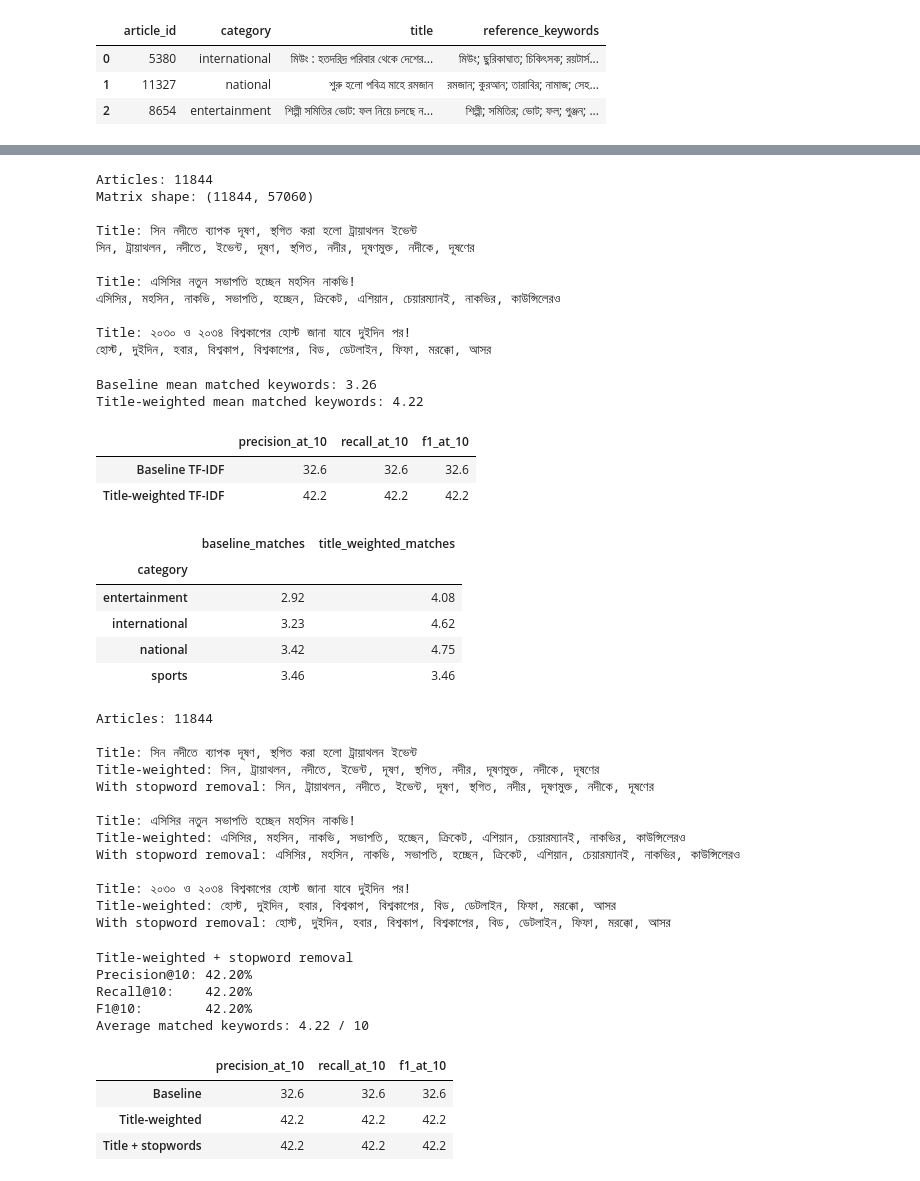
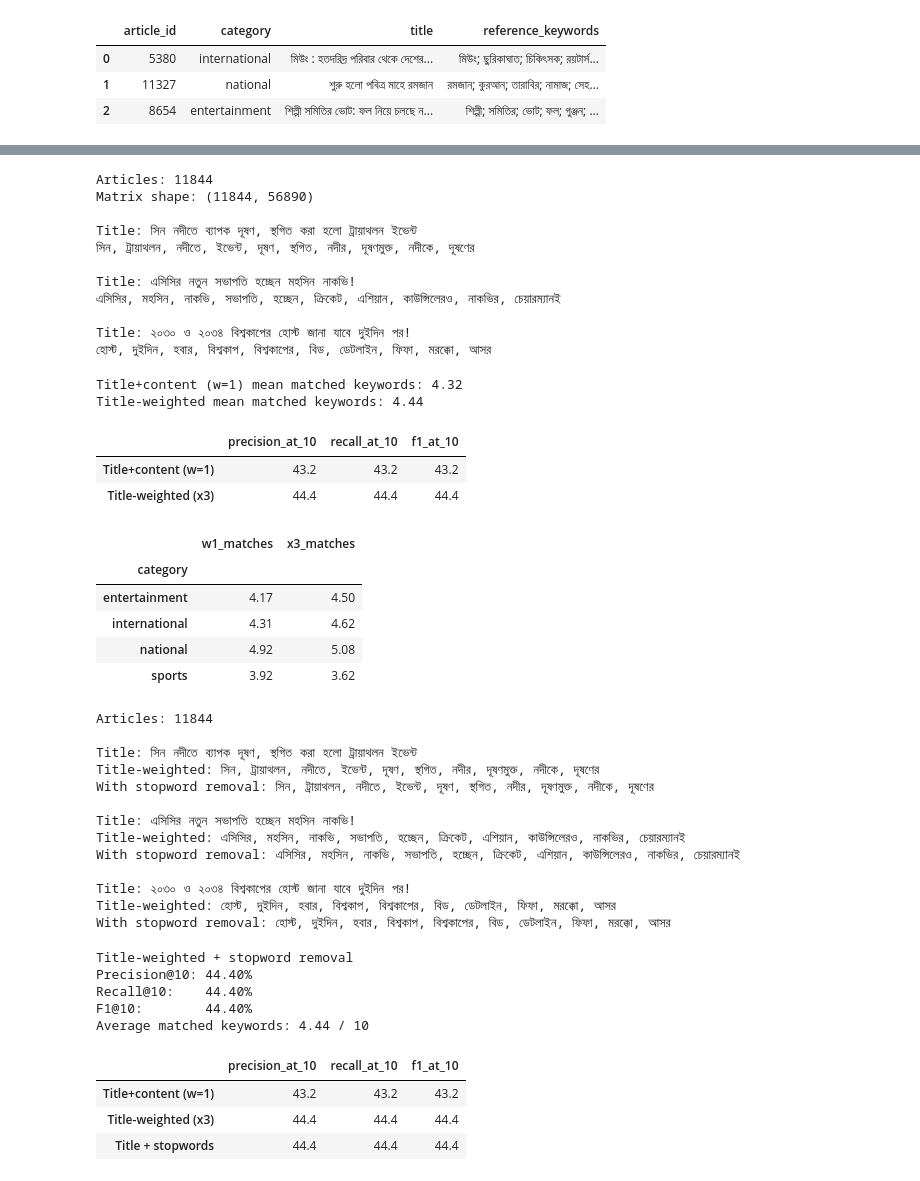
Before and after one commit to Supan-Roy/Bengali-Keyword-Extractor, a Jupyter notebook: notebooks/03_tfidf_keyword_extraction.ipynb, the cells around one changed output, grey strips where cells are left out. Cells and saved outputs as stored; diff of their text form; code cells hidden in the pictures.

```diff
--- a/notebooks/03_tfidf_keyword_extraction.ipynb
+++ b/notebooks/03_tfidf_keyword_extraction.ipynb
@@ -489,11 +490,12 @@ from src.keyword_extraction import (
 # %%
 df_final = load_dataset()
 
-df_final["tokens"] = df_final["content"].apply(preprocess)
-
-df_final["processed_text"] = df_final["tokens"].apply(
-    lambda tokens: " ".join(tokens)
-)
+# Improved documents: article title + body (headline terms lead the document)
+df_final["processed_text"] = [
+    build_document(title, content)
+    for title, content in zip(df_final["title"], df_final["content"])
+]
+df_final["tokens"] = df_final["processed_text"].str.split()
 
 print("Articles:", len(df_final))
 print(
@@ -645,10 +637,7 @@ Saved to: C:\Users\supan\OneDrive\DIU Materials\9th Semester\Fall 26 - Midterm\C
 # Load manually annotated reference keywords
 annotation_path = PROJECT_ROOT / "output" / "manual_evaluation.csv"
 
-manual_df = pd.read_csv(
-    annotation_path,
-    encoding="utf-8-sig"
-)
+manual_df = pd.read_csv(annotation_path, encoding="utf-8-sig")
 
 # Reconstruct predictions, preserving the original article IDs
 prediction_df = pd.DataFrame({
@@ -886,13 +875,13 @@ for i in range(3):
     ))
 # %% [output]
 Articles: 11844
-Matrix shape: (11844, 57060)
+Matrix shape: (11844, 56890)
 
 Title: সিন নদীতে ব্যাপক দূষণ, স্থগিত করা হলো ট্রায়াথলন ইভেন্ট
 সিন, ট্রায়াথলন, নদীতে, ইভেন্ট, দূষণ, স্থগিত, নদীর, দূষণমুক্ত, নদীকে, দূষণের
 
 Title: এসিসির নতুন সভাপতি হচ্ছেন মহসিন নাকভি!
-এসিসির, মহসিন, নাকভি, সভাপতি, হচ্ছেন, ক্রিকেট, এশিয়ান, চেয়ারম্যানই, নাকভির, কাউন্সিলেরও
+এসিসির, মহসিন, নাকভি, সভাপতি, হচ্ছেন, ক্রিকেট, এশিয়ান, কাউন্সিলেরও, নাকভির, চেয়ারম্যানই
 
 Title: ২০৩০ ও ২০৩৪ বিশ্বকাপের হোস্ট জানা যাবে দুইদিন পর!
 হোস্ট, দুইদিন, হবার, বিশ্বকাপ, বিশ্বকাপের, বিড, ডেটলাইন, ফিফা, মরক্কো, আসর
@@ -939,14 +928,14 @@ title_scores = title_eval.apply(
     axis=1
 )
 
-print("Baseline mean matched keywords:",
+print("Title+content (w=1) mean matched keywords:",
       baseline_scores["matched_keywords"].mean())
 
 print("Title-weighted mean matched keywords:",
       title_scores["matched_keywords"].mean())
 # %% [output]
-Baseline mean matched keywords: 3.26
-Title-weighted mean matched keywords: 4.22
+Title+content (w=1) mean matched keywords: 4.32
+Title-weighted mean matched keywords: 4.44
 # %%
 def summarize_scores(scores):
     return (
@@ -956,34 +945,34 @@ def summarize_scores(scores):
     )
 
 comparison = pd.DataFrame({
-    "Baseline TF-IDF": summarize_scores(baseline_scores),
-    "Title-weighted TF-IDF": summarize_scores(title_scores),
+    "Title+content (w=1)": summarize_scores(baseline_scores),
+    "Title-weighted (x3)": summarize_scores(title_scores),
 }).T.round(2)
 
 display(comparison)
 # %% [output]
 |  | precision_at_10 | recall_at_10 | f1_at_10 |
-| Baseline TF-IDF | 32.6 | 32.6 | 32.6 |
-| Title-weighted TF-IDF | 42.2 | 42.2 | 42.2 |
+| Title+content (w=1) | 43.2 | 43.2 | 43.2 |
+| Title-weighted (x3) | 44.4 | 44.4 | 44.4 |
 # %%
 title_eval = title_eval.copy()
-title_eval["baseline_matches"] = baseline_scores["matched_keywords"].values
-title_eval["title_weighted_matches"] = title_scores["matched_keywords"].values
+title_eval["w1_matches"] = baseline_scores["matched_keywords"].values
+title_eval["x3_matches"] = title_scores["matched_keywords"].values
 
 category_comparison = (
     title_eval.groupby("category")[
-        ["baseline_matches", "title_weighted_matches"]
+        ["w1_matches", "x3_matches"]
     ].mean().round(2)
 )
 
 display(category_comparison)
 # %% [output]
-|  | baseline_matches | title_weighted_matches |
+|  | w1_matches | x3_matches |
 | category |  |  |
-| entertainment | 2.92 | 4.08 |
-| international | 3.23 | 4.62 |
-| national | 3.42 | 4.75 |
-| sports | 3.46 | 3.46 |
+| entertainment | 4.17 | 4.50 |
+| international | 4.31 | 4.62 |
+| national | 4.92 | 5.08 |
+| sports | 3.92 | 3.62 |
 # %%
 # Reuse the title-weighted documents and remove BNLP stopwords.
 from bnlp import BengaliCorpus
@@ -1036,8 +1025,8 @@ Title-weighted: সিন, ট্রায়াথলন, নদীতে, ই
 With stopword removal: সিন, ট্রায়াথলন, নদীতে, ইভেন্ট, দূষণ, স্থগিত, নদীর, দূষণমুক্ত, নদীকে, দূষণের
 
 Title: এসিসির নতুন সভাপতি হচ্ছেন মহসিন নাকভি!
-Title-weighted: এসিসির, মহসিন, নাকভি, সভাপতি, হচ্ছেন, ক্রিকেট, এশিয়ান, চেয়ারম্যানই, নাকভির, কাউন্সিলেরও
-With stopword removal: এসিসির, মহসিন, নাকভি, সভাপতি, হচ্ছেন, ক্রিকেট, এশিয়ান, চেয়ারম্যানই, নাকভির, কাউন্সিলেরও
+Title-weighted: এসিসির, মহসিন, নাকভি, সভাপতি, হচ্ছেন, ক্রিকেট, এশিয়ান, কাউন্সিলেরও, নাকভির, চেয়ারম্যানই
+With stopword removal: এসিসির, মহসিন, নাকভি, সভাপতি, হচ্ছেন, ক্রিকেট, এশিয়ান, কাউন্সিলেরও, নাকভির, চেয়ারম্যানই
 
 Title: ২০৩০ ও ২০৩৪ বিশ্বকাপের হোস্ট জানা যাবে দুইদিন পর!
 Title-weighted: হোস্ট, দুইদিন, হবার, বিশ্বকাপ, বিশ্বকাপের, বিড, ডেটলাইন, ফিফা, মরক্কো, আসর
@@ -1083,20 +1072,20 @@ print(
 )
 # %% [output]
 Title-weighted + stopword removal
-Precision@10: 42.20%
-Recall@10:    42.20%
-F1@10:        42.20%
-Average matched keywords: 4.22 / 10
+Precision@10: 44.40%
+Recall@10:    44.40%
+F1@10:        44.40%
+Average matched keywords: 4.44 / 10
 # %%
 comparison = pd.DataFrame({
-    "Baseline": summarize_scores(baseline_scores),
-    "Title-weighted": summarize_scores(title_scores),
+    "Title+content (w=1)": summarize_scores(baseline_scores),
+    "Title-weighted (x3)": summarize_scores(title_scores),
     "Title + stopwords": summarize_scores(stopword_scores),
 }).T.round(2)
 
 display(comparison)
 # %% [output]
 |  | precision_at_10 | recall_at_10 | f1_at_10 |
-| Baseline | 32.6 | 32.6 | 32.6 |
-| Title-weighted | 42.2 | 42.2 | 42.2 |
-| Title + stopwords | 42.2 | 42.2 | 42.2 |
+| Title+content (w=1) | 43.2 | 43.2 | 43.2 |
+| Title-weighted (x3) | 44.4 | 44.4 | 44.4 |
+| Title + stopwords | 44.4 | 44.4 | 44.4 |
```
Also changed, not shown: parts of 8 cells of this notebook, 5 other files.
